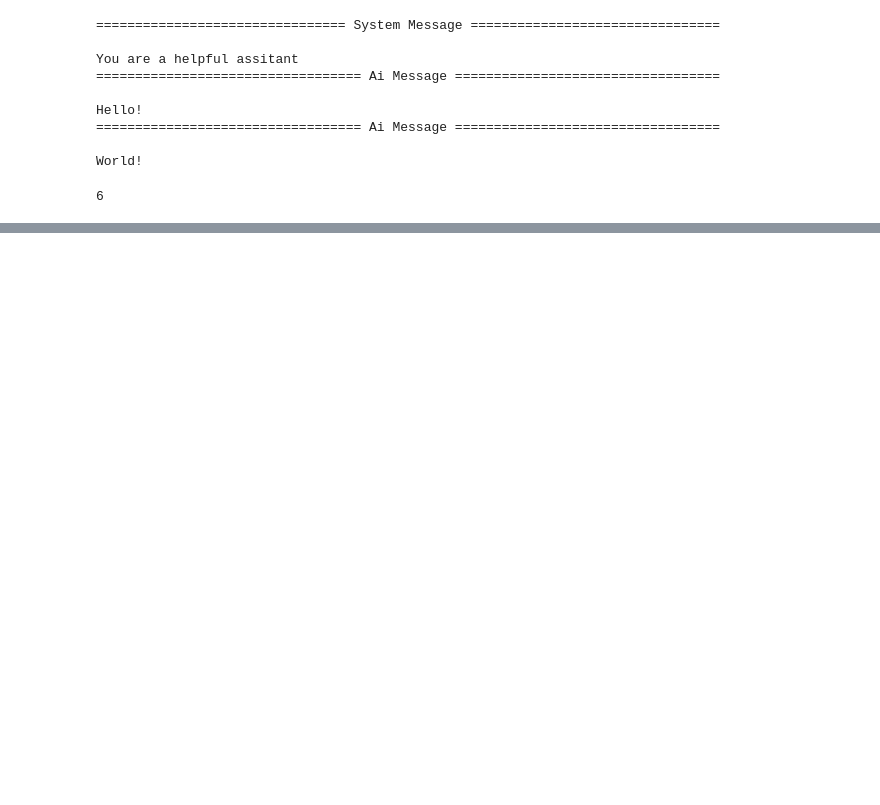
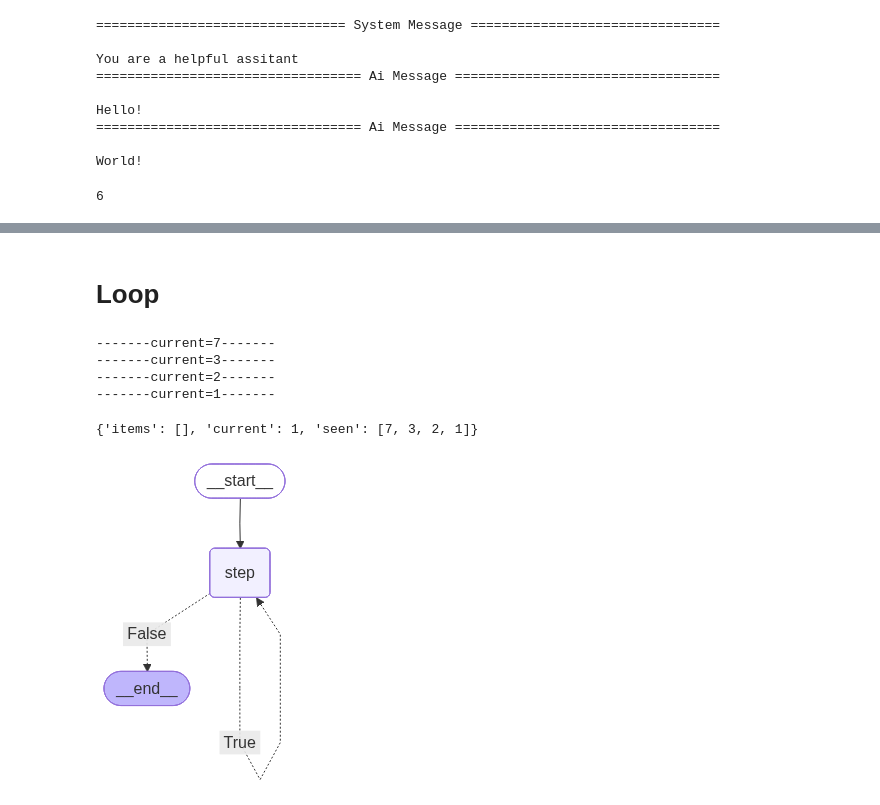
Before and after one commit to manualrg/dslab-rag-e2e, a Jupyter notebook: 05-langgraph-basics.ipynb, the cells around one changed output, grey strips where cells are left out. Drawn from its saved outputs; the diff is of its cells as text; code cells hidden in the pictures; blank space fills up the shorter version.

```diff
--- a/05-langgraph-basics.ipynb
+++ b/05-langgraph-basics.ipynb
@@ -577,0 +667,42 @@ out5["msg_len"]
+# %% [markdown]
+# Loop
+# %%
+from typing import Annotated
+from typing_extensions import TypedDict
+from langgraph.graph import StateGraph, START, END
+
+class LoopState(TypedDict, total=False):
+    items: list[int]
+    current: int | None
+    seen: Annotated[list[int], list.__add__]  # reducer: append lists
+
+def step(state: LoopState) -> dict:
+    items = list(state.get("items", []))
+    if not items:
+        return {"current": None}
+
+    current = items.pop(0)
+    print(f"-------{current=}-------")
+    return {"items": items, "current": current, "seen": [current]}
+
+def should_continue(state: LoopState) -> bool:
+    return bool(state.get("items"))  # bool([]) = False
+
+g_loop = StateGraph(LoopState)
+g_loop.add_node("step", step)
+g_loop.add_edge(START, "step")
+g_loop.add_conditional_edges("step", should_continue, {True: "step", False: END})
+
+app_loop = g_loop.compile()
+out = app_loop.invoke({"items": [7, 3, 2, 1], "seen": []})
+out
+# %% [output]
+-------current=7-------
+-------current=3-------
+-------current=2-------
+-------current=1-------
+{'items': [], 'current': 1, 'seen': [7, 3, 2, 1]}
+# %%
+app_loop
+# %% [output]
+[figure, added]
```
Also changed, not shown: parts of 9 cells of this notebook, 1 other file.
